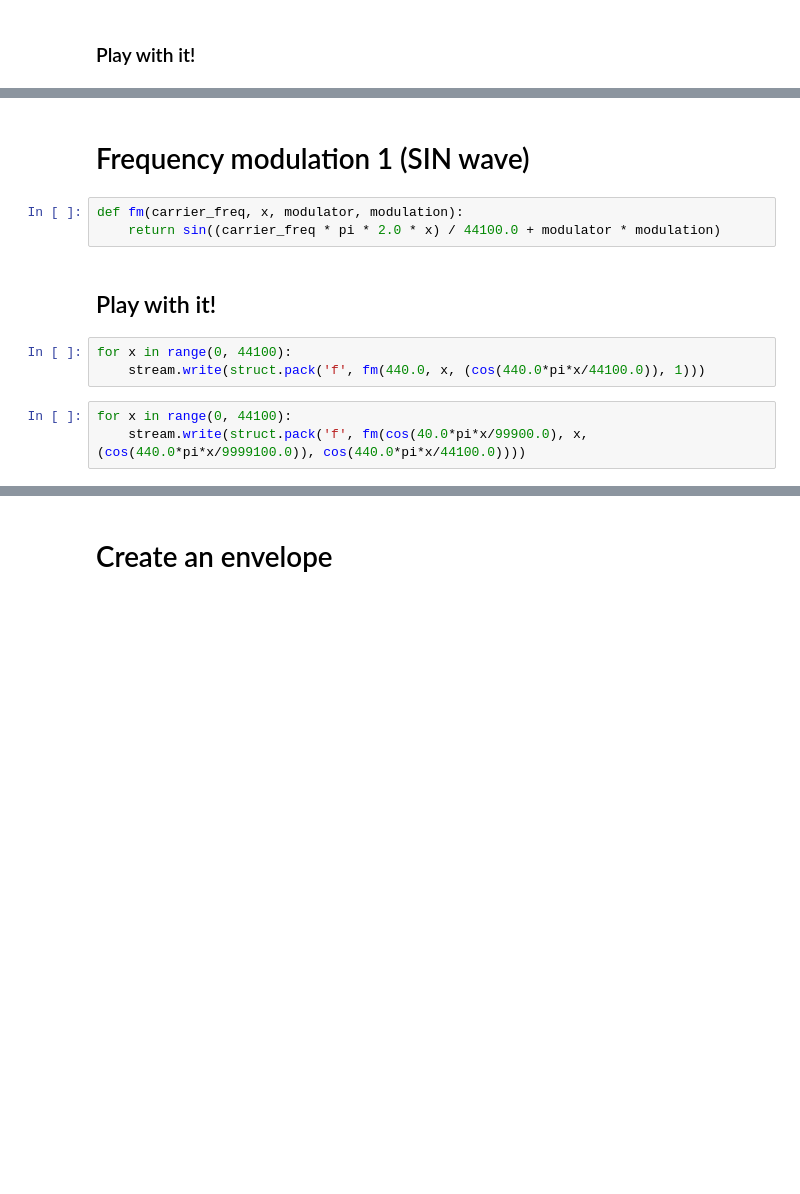
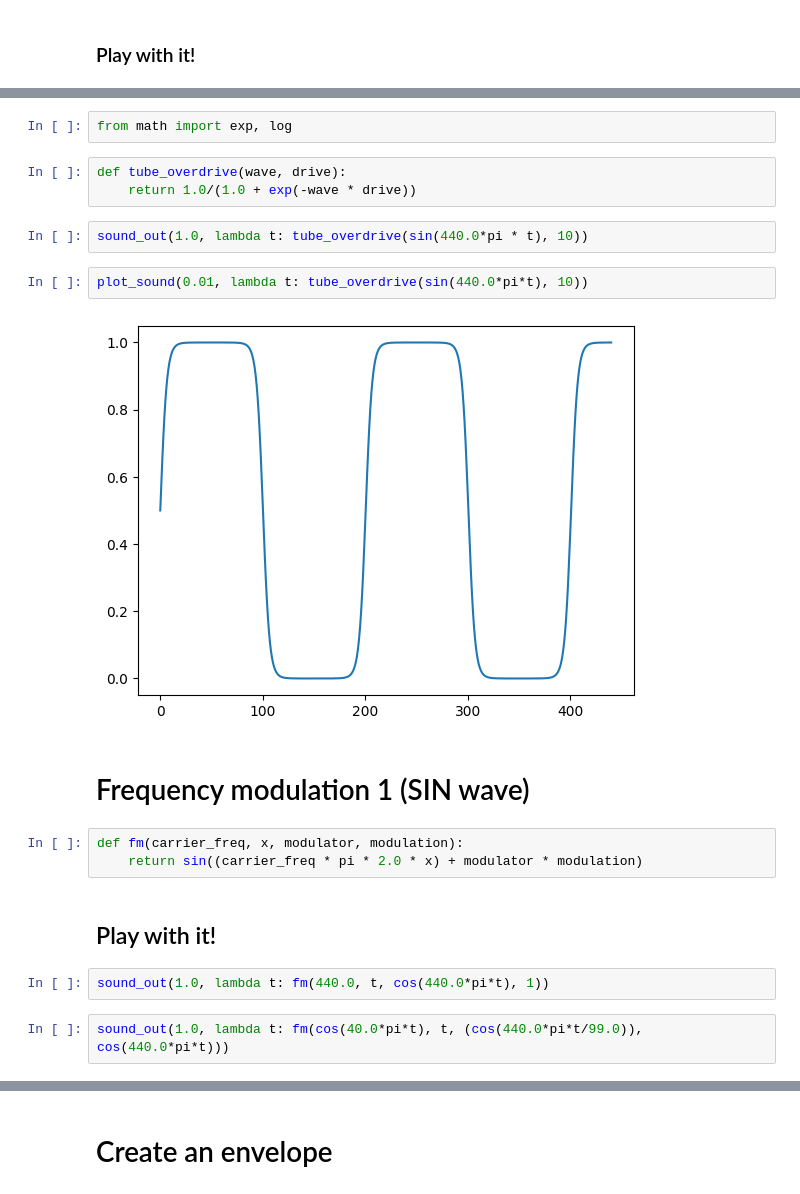
Before and after one commit to akinml/buchla, a Jupyter notebook: sound_modulation.ipynb, the cells around one changed output, grey strips where cells are left out. Saved outputs shown, nothing was run; the diff lists cells and outputs as text; blank space fills up the shorter version.

```diff
--- a/sound_modulation.ipynb
+++ b/sound_modulation.ipynb
@@ -84,14 +85,23 @@ for x in range(0, 44100):
+# %%
+from math import exp, log
+# %%
+def tube_overdrive(wave, drive):
+    return 1.0/(1.0 + exp(-wave * drive))
+# %%
+sound_out(1.0, lambda t: tube_overdrive(sin(440.0*pi * t), 10))
+# %%
+plot_sound(0.01, lambda t: tube_overdrive(sin(440.0*pi*t), 10))
+# %% [output]
+[figure, added]
 # %% [markdown]
 # Frequency modulation 1 (SIN wave)
 # %%
 def fm(carrier_freq, x, modulator, modulation):
-    return sin((carrier_freq * pi * 2.0 * x) / 44100.0 + modulator * modulation)
+    return sin((carrier_freq * pi * 2.0 * x) + modulator * modulation)
 # %% [markdown]
 ## Play with it!
 # %%
-for x in range(0, 44100):
-    stream.write(struct.pack('f', fm(440.0, x, (cos(440.0*pi*x/44100.0)), 1)))
+sound_out(1.0, lambda t: fm(440.0, t, cos(440.0*pi*t), 1))
 # %%
-for x in range(0, 44100):
-    stream.write(struct.pack('f', fm(cos(40.0*pi*x/99900.0), x, (cos(440.0*pi*x/9999100.0)), cos(440.0*pi*x/44100.0))))
+sound_out(1.0, lambda t: fm(cos(40.0*pi*t), t, (cos(440.0*pi*t/99.0)), cos(440.0*pi*t)))
 # %%
```
Also changed, not shown: parts of 74 cells of this notebook.
